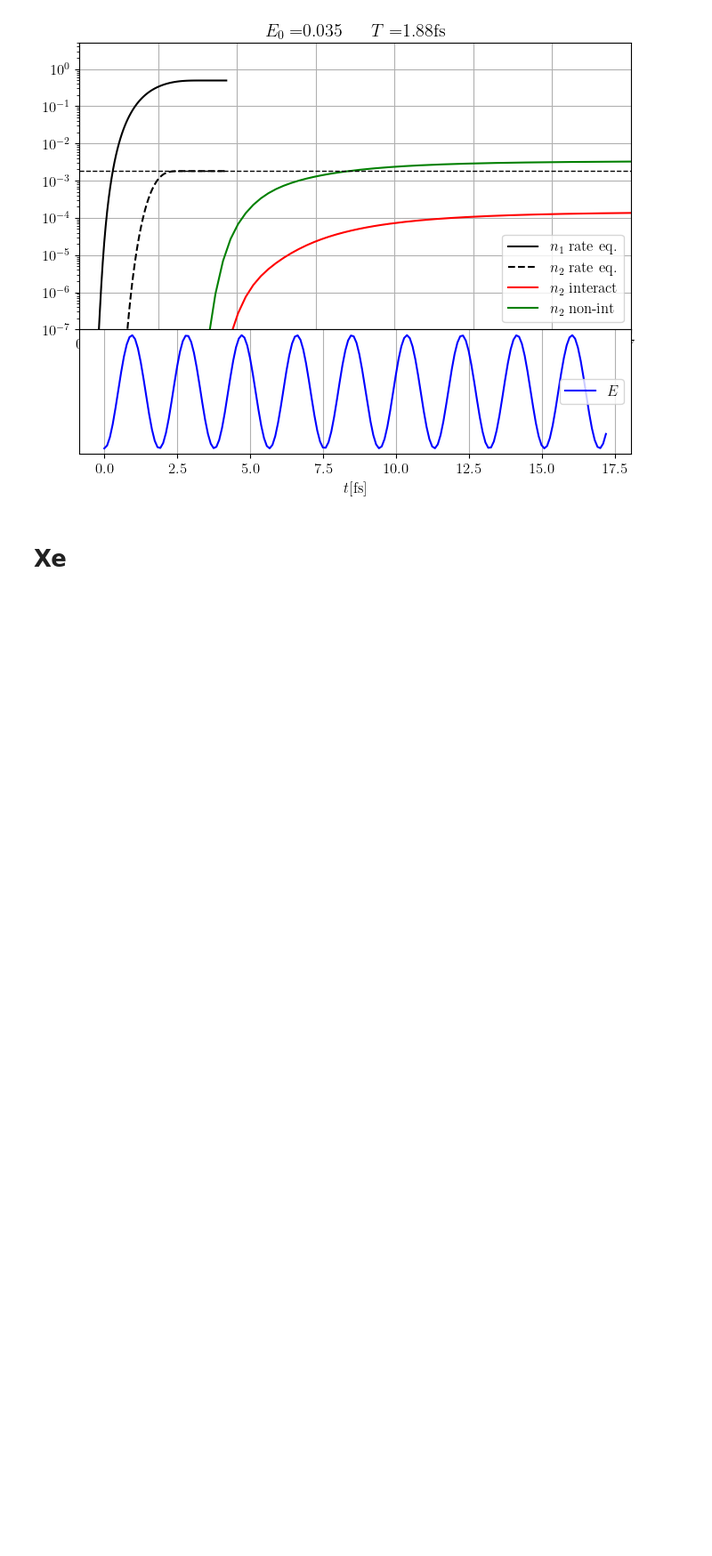
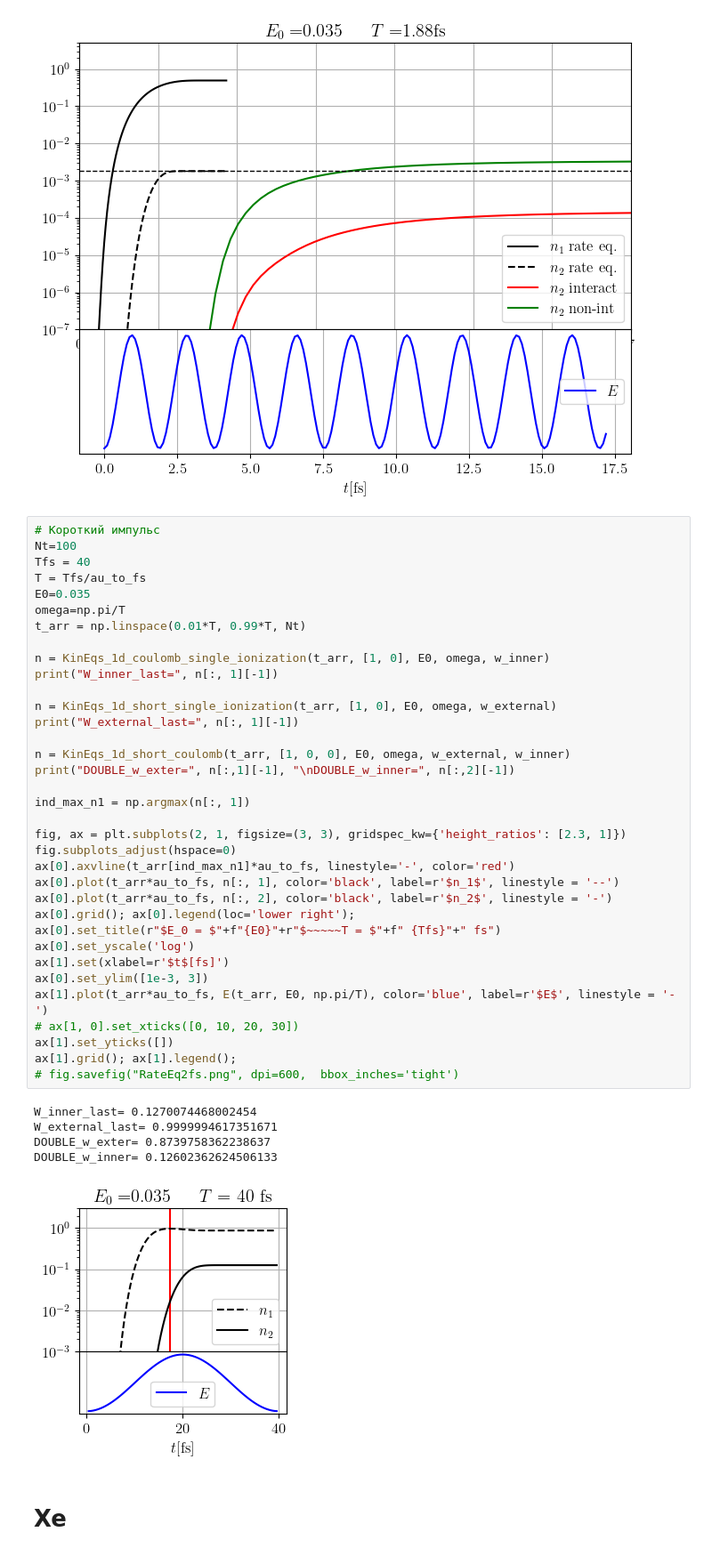
Before and after one commit to DenTyur/RSSFM, a Jupyter notebook: src/analitic/analitic.ipynb, the cells around one changed output. Shown at 89% size. Cells and saved outputs as stored; diff of their text form; blank space fills up the shorter version.

```diff
--- a/src/analitic/analitic.ipynb
+++ b/src/analitic/analitic.ipynb
@@ -206,6 +206,47 @@ W_external_last= 0.4935259669127791
 DOUBLE_w_exter= 0.49171520290257764
 DOUBLE_w_inner= 0.0018107028594347924
 [figure]
+# %%
+# Короткий импульс
+Nt=100
+Tfs = 40
+T = Tfs/au_to_fs
+E0=0.035
+omega=np.pi/T
+t_arr = np.linspace(0.01*T, 0.99*T, Nt)
+
+n = KinEqs_1d_coulomb_single_ionization(t_arr, [1, 0], E0, omega, w_inner)
+print("W_inner_last=", n[:, 1][-1])
+
+n = KinEqs_1d_short_single_ionization(t_arr, [1, 0], E0, omega, w_external)
+print("W_external_last=", n[:, 1][-1])
+
+n = KinEqs_1d_short_coulomb(t_arr, [1, 0, 0], E0, omega, w_external, w_inner)
+print("DOUBLE_w_exter=", n[:,1][-1], "\nDOUBLE_w_inner=", n[:,2][-1])
+
+ind_max_n1 = np.argmax(n[:, 1])
+
+fig, ax = plt.subplots(2, 1, figsize=(3, 3), gridspec_kw={'height_ratios': [2.3, 1]})
+fig.subplots_adjust(hspace=0)
+ax[0].axvline(t_arr[ind_max_n1]*au_to_fs, linestyle='-', color='red')
+ax[0].plot(t_arr*au_to_fs, n[:, 1], color='black', label=r'$n_1$', linestyle = '--')
+ax[0].plot(t_arr*au_to_fs, n[:, 2], color='black', label=r'$n_2$', linestyle = '-')
+ax[0].grid(); ax[0].legend(loc='lower right');
+ax[0].set_title(r"$E_0 = $"+f"{E0}"+r"$~~~~~T = $"+f" {Tfs}"+" fs")
+ax[0].set_yscale('log')
+ax[1].set(xlabel=r'$t$[fs]')
+ax[0].set_ylim([1e-3, 3])
+ax[1].plot(t_arr*au_to_fs, E(t_arr, E0, np.pi/T), color='blue', label=r'$E$', linestyle = '-')
+# ax[1, 0].set_xticks([0, 10, 20, 30])
+ax[1].set_yticks([])
+ax[1].grid(); ax[1].legend();
+# fig.savefig("RateEq2fs.png", dpi=600,  bbox_inches='tight')
+# %% [output]
+W_inner_last= 0.1270074468002454
+W_external_last= 0.9999994617351671
+DOUBLE_w_exter= 0.8739758362238637
+DOUBLE_w_inner= 0.12602362624506133
+[figure, added]
 # %% [markdown]
 # Xe
 # %%
```
Also changed, not shown: 2 other files.
